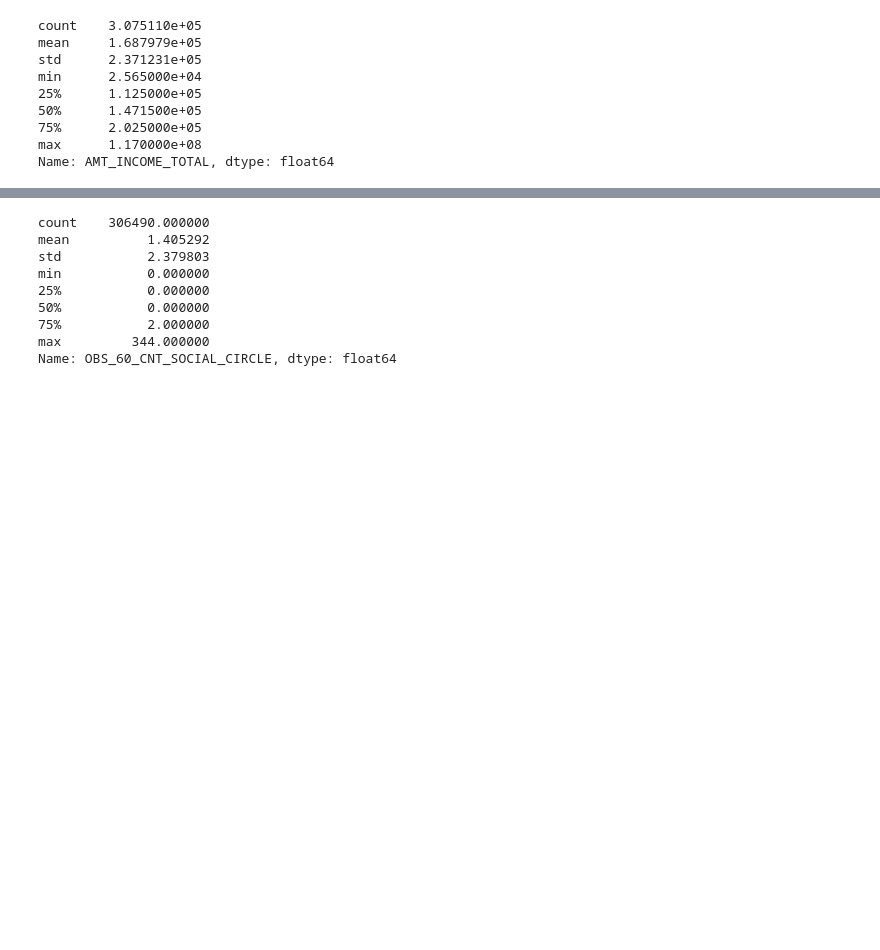
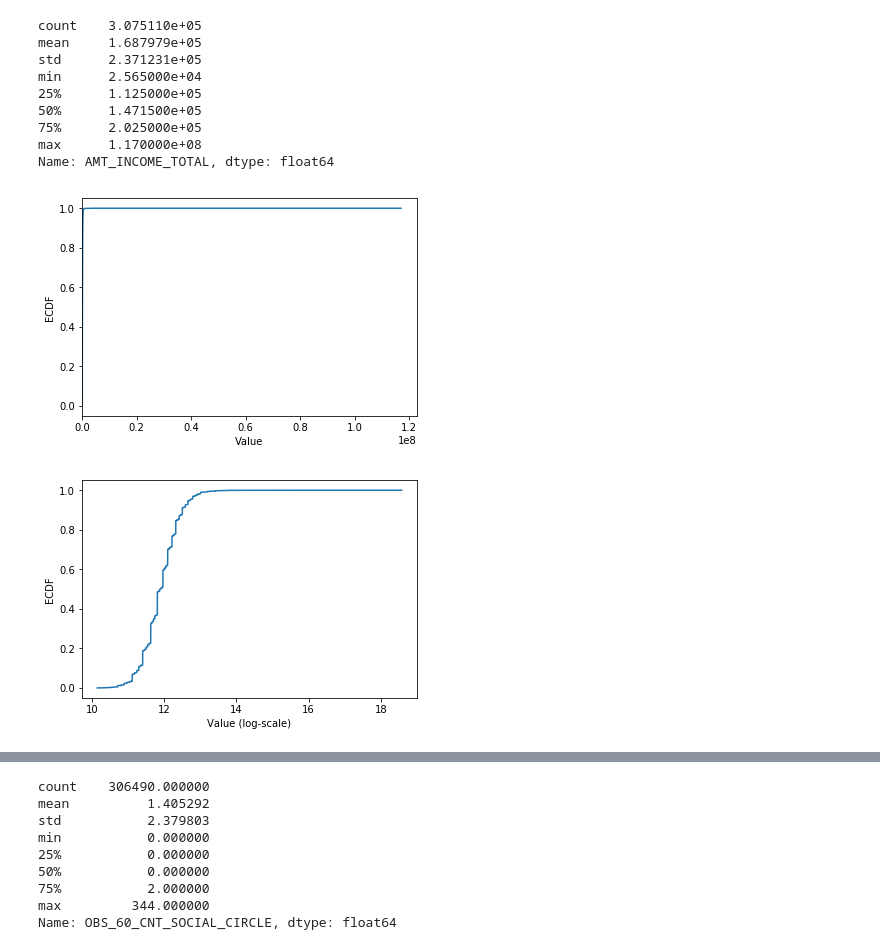
Before and after one commit to freyatzeng/ML100-Days, a Jupyter notebook: homework/Day_006_HW.ipynb, the cells around one changed output, grey strips where cells are left out. Saved outputs shown, nothing was run; the diff lists cells and outputs as text; code cells hidden in the pictures; blank space fills up the shorter version.

```diff
--- a/homework/Day_006_HW.ipynb
+++ b/homework/Day_006_HW.ipynb
@@ -226,28 +229,31 @@ Name: AMT_INCOME_TOTAL, dtype: float64
 # %%
 # 繪製 Empirical Cumulative Density Plot (ECDF)
 """
 YOUR CODE HERE
 """
-cdf =
+cdf = app_train.AMT_INCOME_TOTAL.value_counts().sort_index().cumsum()
 
 
 
 plt.plot(list(cdf.index), cdf/cdf.max())
 plt.xlabel('Value')
 plt.ylabel('ECDF')
 plt.xlim([cdf.index.min(), cdf.index.max() * 1.05]) # 限制顯示圖片的範圍
 plt.ylim([-0.05,1.05]) # 限制顯示圖片的範圍
 
 plt.show()
 
 # 改變 y 軸的 Scale, 讓我們可以正常檢視 ECDF
 plt.plot(np.log(list(cdf.index)), cdf/cdf.max())
 plt.xlabel('Value (log-scale)')
 plt.ylabel('ECDF')
 
 plt.ylim([-0.05,1.05]) # 限制顯示圖片的範圍
 
 plt.show()
+# %% [output]
+[figure, added]
+[figure, added]
 # %% [markdown]
 ## 補充：Normal dist 的 ECDF
 ![ecdf_normal](https://au.mathworks.com/help/examples/stats/win64/PlotEmpiricalCdfAndCompareWithSamplingDistributionExample_01.png)
```
Also changed, not shown: parts of 5 cells of this notebook.
